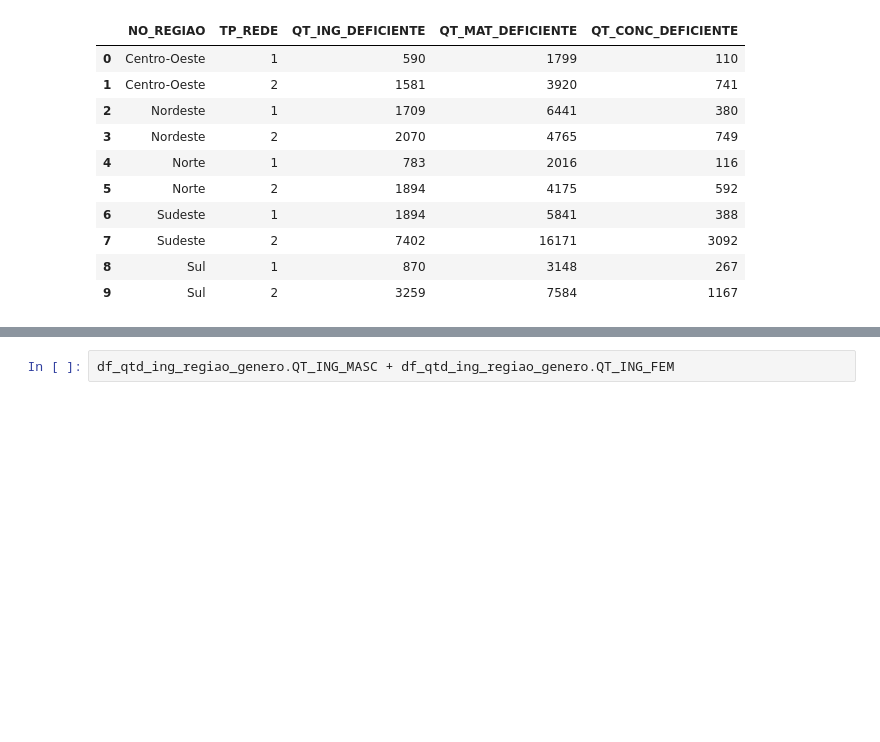
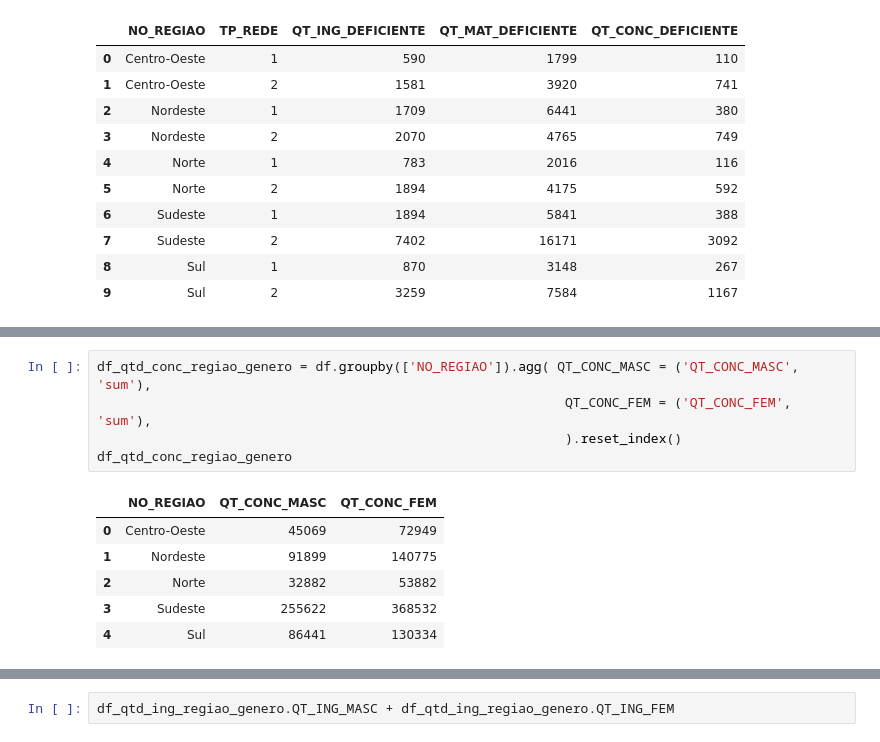
Before and after one commit to Ellen-Tuane/Analise-Cenario-Ensino-Superior, a Jupyter notebook: Dados_Cota.ipynb, the cells around one changed output, grey strips where cells are left out. Drawn from its saved outputs; the diff is of its cells as text; blank space fills up the shorter version.

```diff
--- a/Dados_Cota.ipynb
+++ b/Dados_Cota.ipynb
@@ -285,0 +300,12 @@ df_qtd_ing_regiao_genero
+# %%
+df_qtd_conc_regiao_genero = df.groupby(['NO_REGIAO']).agg( QT_CONC_MASC = ('QT_CONC_MASC', 'sum'),
+                                                            QT_CONC_FEM = ('QT_CONC_FEM', 'sum'),
+                                                            ).reset_index()
+df_qtd_conc_regiao_genero
+# %% [output]
+|  | NO_REGIAO | QT_CONC_MASC | QT_CONC_FEM |
+| 0 | Centro-Oeste | 45069 | 72949 |
+| 1 | Nordeste | 91899 | 140775 |
+| 2 | Norte | 32882 | 53882 |
+| 3 | Sudeste | 255622 | 368532 |
+| 4 | Sul | 86441 | 130334 |
```
Also changed, not shown: parts of 36 cells of this notebook.
